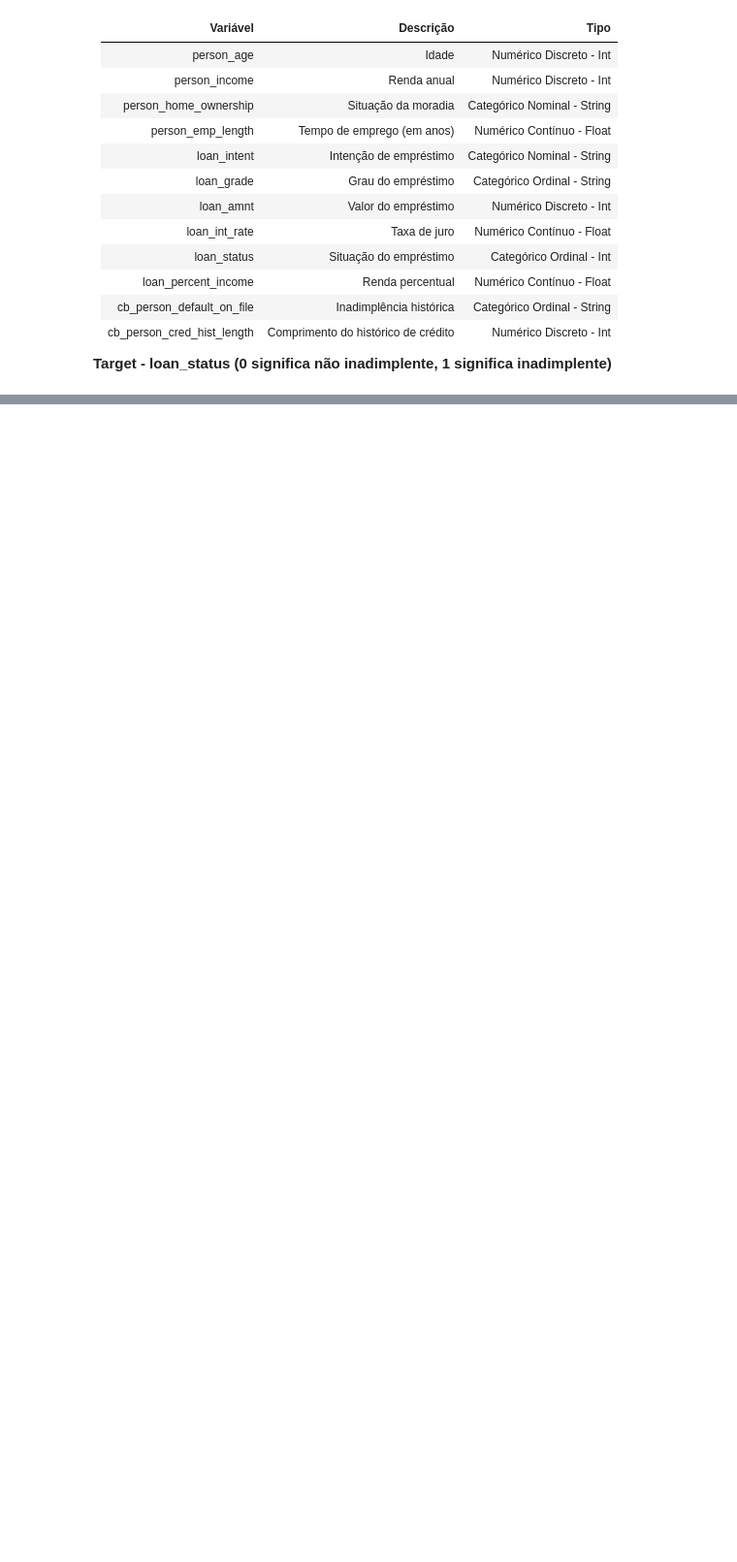
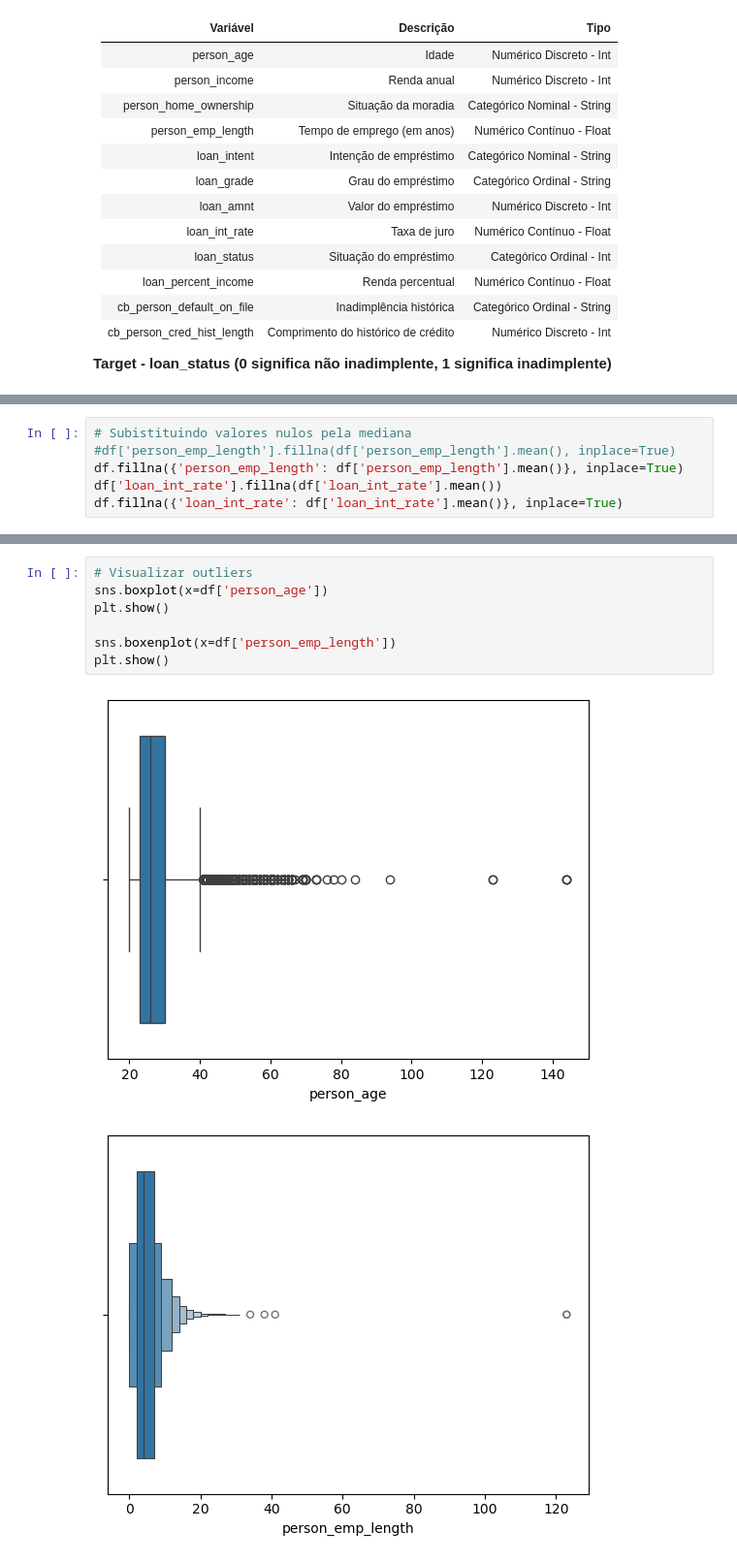
Before and after one commit to Joao-gui/ChatbotCredito, a Jupyter notebook: notebooks/01_eda.ipynb, the cells around one changed output, grey strips where cells are left out. Shown at 97% size. Drawn from its saved outputs; the diff is of its cells as text; blank space fills up the shorter version.

```diff
--- a/notebooks/01_eda.ipynb
+++ b/notebooks/01_eda.ipynb
@@ -204,0 +184,6 @@ Name: count, dtype: int64
+# %%
+# Subistituindo valores nulos pela mediana
+#df['person_emp_length'].fillna(df['person_emp_length'].mean(), inplace=True)
+df.fillna({'person_emp_length': df['person_emp_length'].mean()}, inplace=True)
+df['loan_int_rate'].fillna(df['loan_int_rate'].mean())
+df.fillna({'loan_int_rate': df['loan_int_rate'].mean()}, inplace=True)
@@ -204,0 +228,10 @@ Name: count, dtype: int64
+# %%
+# Visualizar outliers
+sns.boxplot(x=df['person_age'])
+plt.show()
+
+sns.boxenplot(x=df['person_emp_length'])
+plt.show()
+# %% [output]
+[figure, added]
+[figure, added]
```
Also changed, not shown: parts of 58 cells of this notebook, 11 other files.
